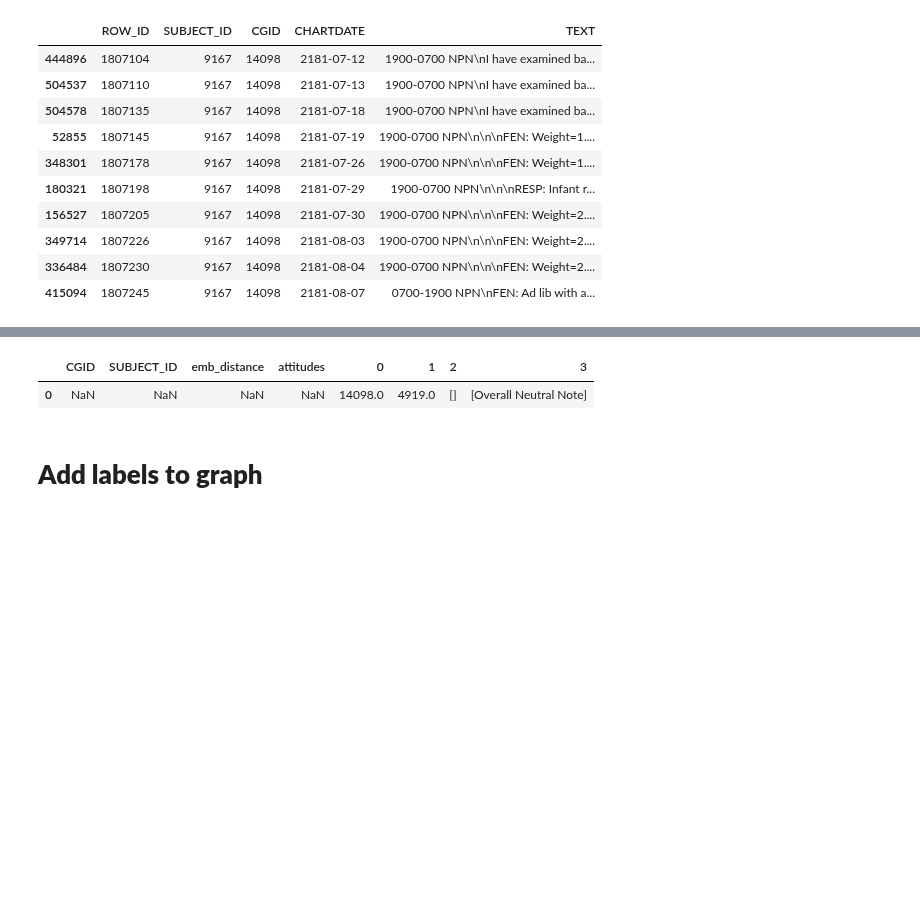
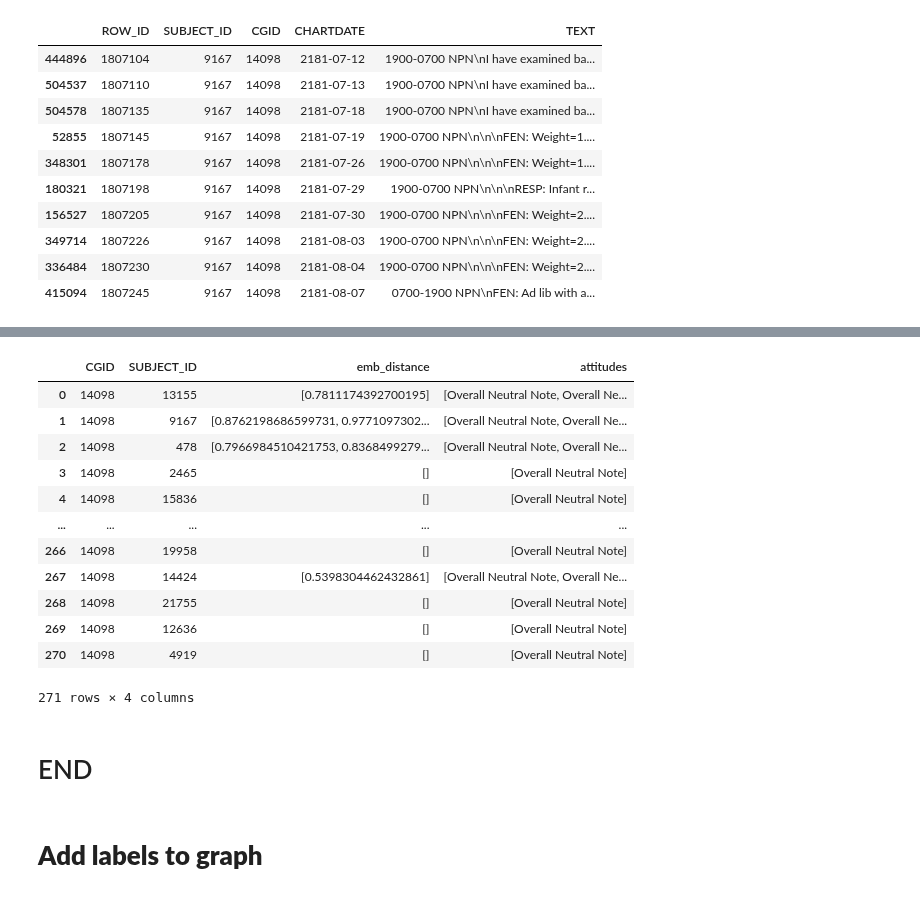
Before and after one commit to tanoManzo/mimic_trajectories, a Jupyter notebook: MIMIC_TRAJECTORY_embeddings_02_collect_data.ipynb, the cells around one changed output, grey strips where cells are left out. Drawn from its saved outputs; the diff is of its cells as text; code cells hidden in the pictures; blank space fills up the shorter version.

```diff
--- a/MIMIC_TRAJECTORY_embeddings_02_collect_data.ipynb
+++ b/MIMIC_TRAJECTORY_embeddings_02_collect_data.ipynb
@@ -248,4 +248,5 @@ for subject_id in cg_subjects_dict[cgid]:
   df_notes_nicu_selected, sentence = create_sentences(cgid=cgid, subid=subject_id)
   dist = create_dist_data(sentence)
   l_labels = create_sentiment_labels(df_notes_nicu_selected,sentence)
-  df_to_plot.append([cgid, subject_id, dist, list(*l_labels.values())])
+  print([cgid, subject_id, dist, list(*l_labels.values())])
+  df_to_plot.loc[len(df_to_plot)] = [cgid, subject_id, dist, list(*l_labels.values())]
@@ -254,11 +273,24 @@ for subject_id in cg_subjects_dict[cgid]:
 PATH_TO_SAVE = "/content/drive/MyDrive/NIH/Data/"
 name_file_to_save = 'NOTES_NURSING_TRAJECTORIES_singleCG.csv'
 df_to_plot.to_csv(PATH_TO_SAVE+name_file_to_save,index=False)
-# %%
-df_to_plot.append(pd.DataFrame([[cgid, subject_id, dist, list(*l_labels.values())]]))
-# %% [output]
-|  | CGID | SUBJECT_ID | emb_distance | attitudes | 0 | 1 | 2 | 3 |
-| 0 | NaN | NaN | NaN | NaN | 14098.0 | 4919.0 | [] | [Overall Neutral Note] |
+# %%
+df_to_plot
+# %% [output]
+|  | CGID | SUBJECT_ID | emb_distance | attitudes |
+| 0 | 14098 | 13155 | [0.7811174392700195] | [Overall Neutral Note, Overall Ne... |
+| 1 | 14098 | 9167 | [0.8762198686599731, 0.9771097302... | [Overall Neutral Note, Overall Ne... |
+| 2 | 14098 | 478 | [0.7966984510421753, 0.8368499279... | [Overall Neutral Note, Overall Ne... |
+| 3 | 14098 | 2465 | [] | [Overall Neutral Note] |
+| 4 | 14098 | 15836 | [] | [Overall Neutral Note] |
+| ... | ... | ... | ... | ... |
+| 266 | 14098 | 19958 | [] | [Overall Neutral Note] |
+| 267 | 14098 | 14424 | [0.5398304462432861] | [Overall Neutral Note, Overall Ne... |
+| 268 | 14098 | 21755 | [] | [Overall Neutral Note] |
+| 269 | 14098 | 12636 | [] | [Overall Neutral Note] |
+| 270 | 14098 | 4919 | [] | [Overall Neutral Note] |
+271 rows × 4 columns
+# %% [markdown]
+# END
 # %% [markdown]
 # **Add labels to graph**
 # %%
```
Also changed, not shown: parts of 1 cell of this notebook.
